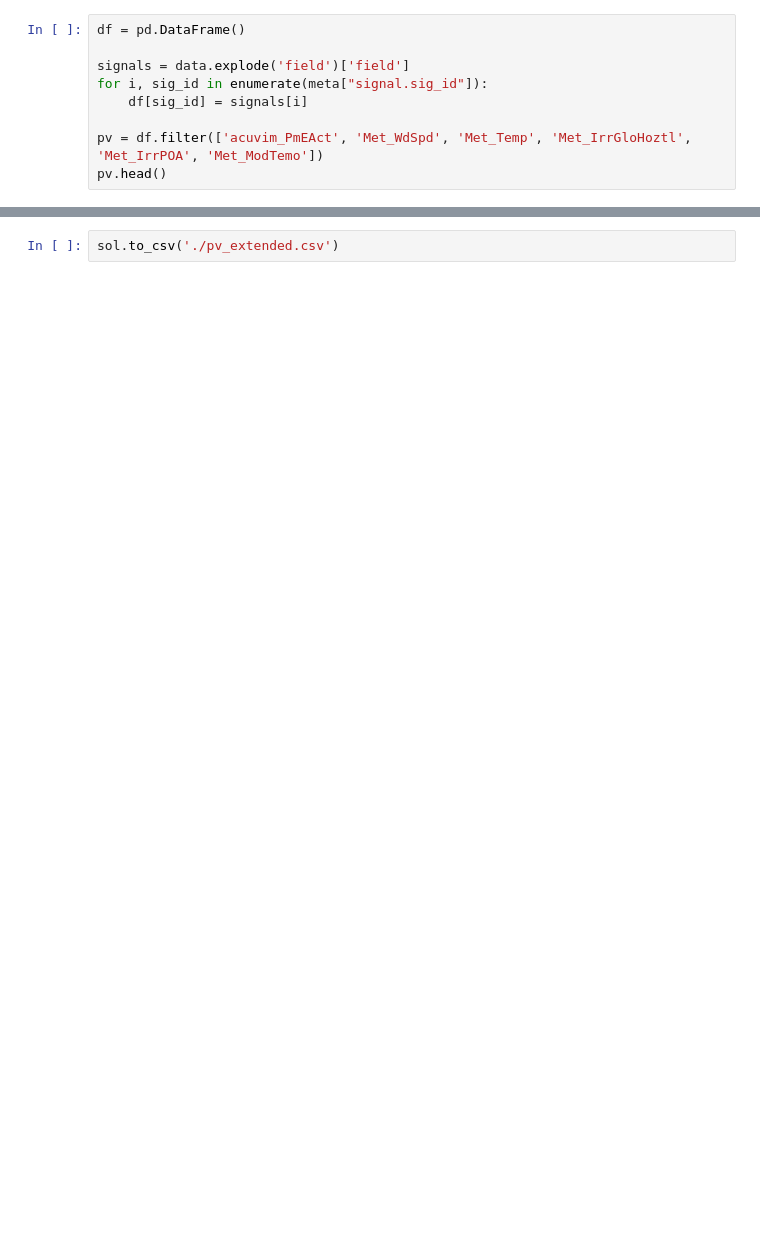
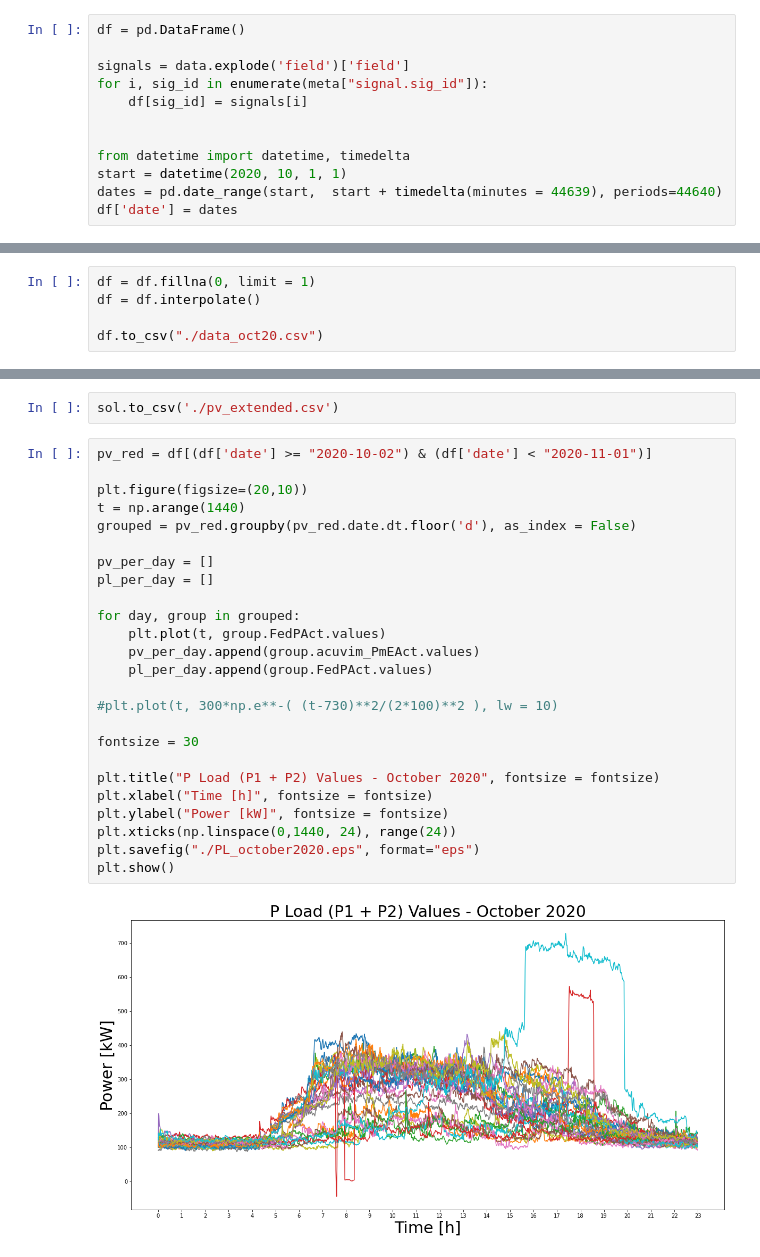
Before and after one commit to theodorhusefest/microgrid-mpc, a Jupyter notebook: pv-pred/data_explore.ipynb, the cells around one changed output, grey strips where cells are left out. Drawn from its saved outputs; the diff is of its cells as text; blank space fills up the shorter version.

```diff
--- a/pv-pred/data_explore.ipynb
+++ b/pv-pred/data_explore.ipynb
@@ -48,5 +48,8 @@ signals = data.explode('field')['field']
 for i, sig_id in enumerate(meta["signal.sig_id"]):
     df[sig_id] = signals[i]
 
-pv = df.filter(['acuvim_PmEAct', 'Met_WdSpd', 'Met_Temp', 'Met_IrrGloHoztl', 'Met_IrrPOA', 'Met_ModTemo'])
-pv.head()
+
+from datetime import datetime, timedelta
+start = datetime(2020, 10, 1, 1)
+dates = pd.date_range(start,  start + timedelta(minutes = 44639), periods=44640)
+df['date'] = dates
@@ -59,0 +61,5 @@ pv.head()
+# %%
+df = df.fillna(0, limit = 1)
+df = df.interpolate()
+
+df.to_csv("./data_oct20.csv")
@@ -214,3 +225,30 @@ sol.corr()
 | Ghi | 0.833362 | 0.025831 | 0.133624 | 0.825536 | 0.874921 | 0.307048 | -0.337976 | 0.829699 | ... |
 # %%
 sol.to_csv('./pv_extended.csv')
+# %%
+pv_red = df[(df['date'] >= "2020-10-02") & (df['date'] < "2020-11-01")]
+
+plt.figure(figsize=(20,10))
+t = np.arange(1440)
+grouped = pv_red.groupby(pv_red.date.dt.floor('d'), as_index = False)
+
+pv_per_day = []
+pl_per_day = []
+
+for day, group in grouped:
+    plt.plot(t, group.FedPAct.values)
+    pv_per_day.append(group.acuvim_PmEAct.values)
+    pl_per_day.append(group.FedPAct.values)
+
+#plt.plot(t, 300*np.e**-( (t-730)**2/(2*100)**2 ), lw = 10)
+
+fontsize = 30
+
+plt.title("P Load (P1 + P2) Values - October 2020", fontsize = fontsize)
+plt.xlabel("Time [h]", fontsize = fontsize)
+plt.ylabel("Power [kW]", fontsize = fontsize)
+plt.xticks(np.linspace(0,1440, 24), range(24))
+plt.savefig("./PL_october2020.eps", format="eps")
+plt.show()
+# %% [output]
+[figure, added]
```
Also changed, not shown: parts of 24 cells of this notebook, 7 other files.
